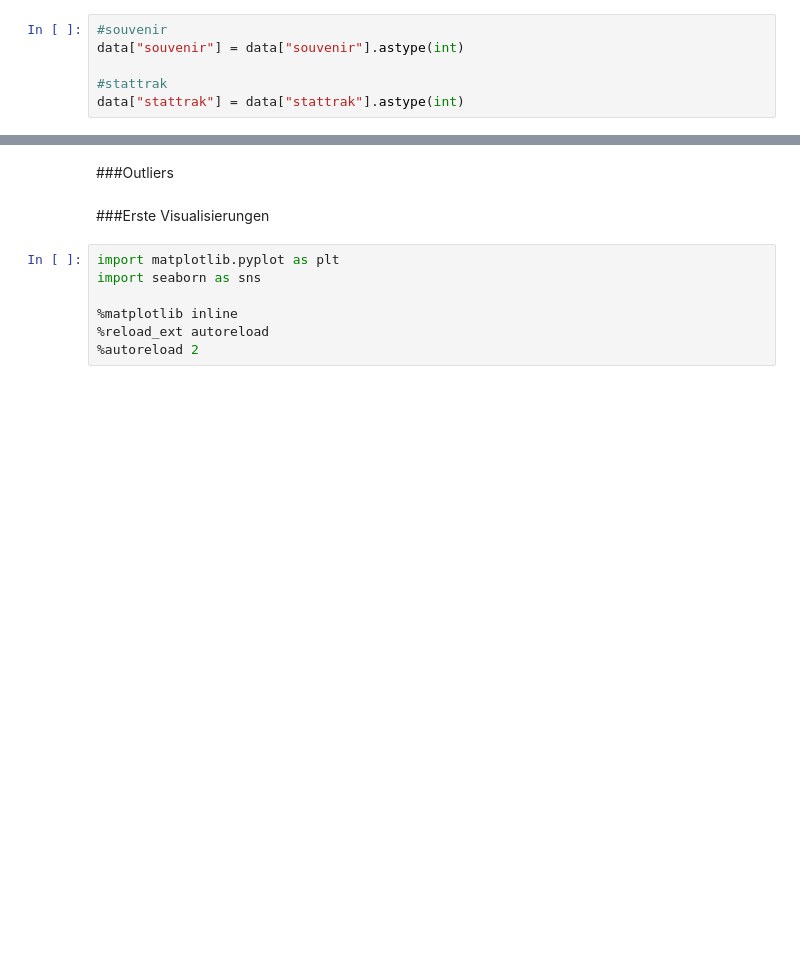
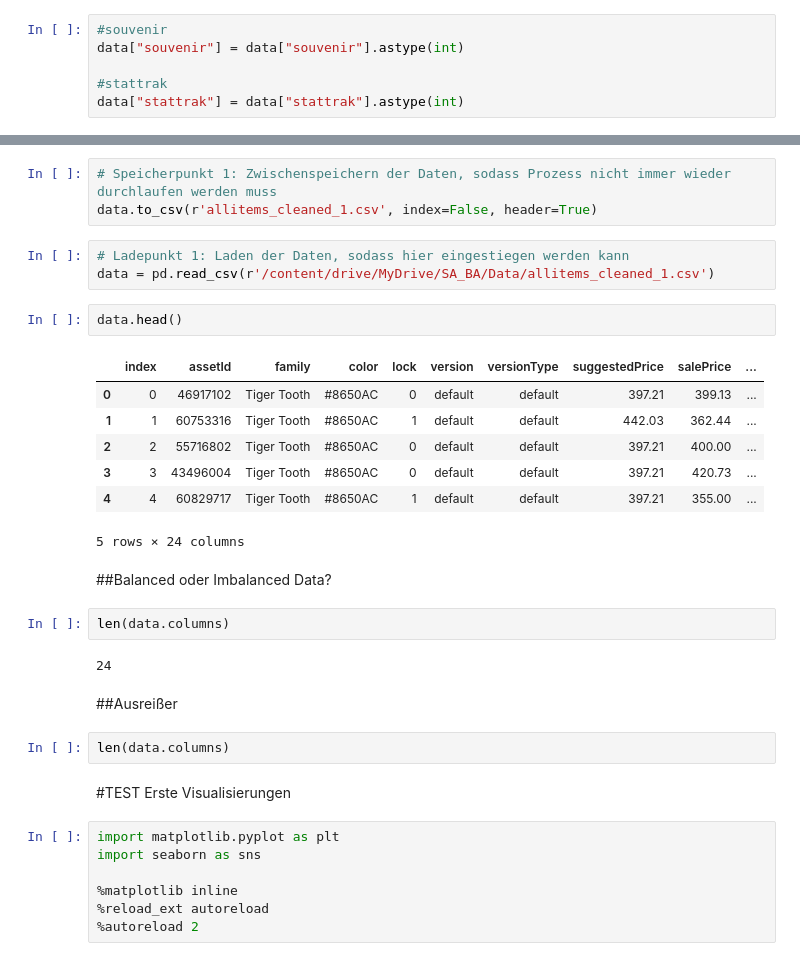
Before and after one commit to princessivy/Analyzing_CSGO_SkinPrices, a Jupyter notebook: CSGO_Analytics.ipynb, the cells around one changed output, grey strips where cells are left out. Drawn from its saved outputs; the diff is of its cells as text; blank space fills up the shorter version.

```diff
--- a/CSGO_Analytics.ipynb
+++ b/CSGO_Analytics.ipynb
@@ -376,7 +379,31 @@ data.corr()
+# %%
+# Speicherpunkt 1: Zwischenspeichern der Daten, sodass Prozess nicht immer wieder durchlaufen werden muss
+data.to_csv(r'allitems_cleaned_1.csv', index=False, header=True)
+# %%
+# Ladepunkt 1: Laden der Daten, sodass hier eingestiegen werden kann
+data = pd.read_csv(r'/content/drive/MyDrive/SA_BA/Data/allitems_cleaned_1.csv')
+# %%
+data.head()
+# %% [output]
+|  | index | assetId | family | color | lock | version | versionType | suggestedPrice | salePrice | ... |
+| 0 | 0 | 46917102 | Tiger Tooth | #8650AC | 0 | default | default | 397.21 | 399.13 | ... |
+| 1 | 1 | 60753316 | Tiger Tooth | #8650AC | 1 | default | default | 442.03 | 362.44 | ... |
+| 2 | 2 | 55716802 | Tiger Tooth | #8650AC | 0 | default | default | 397.21 | 400.00 | ... |
+| 3 | 3 | 43496004 | Tiger Tooth | #8650AC | 0 | default | default | 397.21 | 420.73 | ... |
+| 4 | 4 | 60829717 | Tiger Tooth | #8650AC | 1 | default | default | 397.21 | 355.00 | ... |
+5 rows × 24 columns
+# %% [markdown]
+##Balanced oder Imbalanced Data?
+# %%
+len(data.columns)
+# %% [output]
+24
 # %% [markdown]
-###Outliers
+##Ausreißer
+# %%
+len(data.columns)
 # %% [markdown]
-###Erste Visualisierungen
+#TEST Erste Visualisierungen
 # %%
 import matplotlib.pyplot as plt
 import seaborn as sns
```
Also changed, not shown: parts of 46 cells of this notebook.
